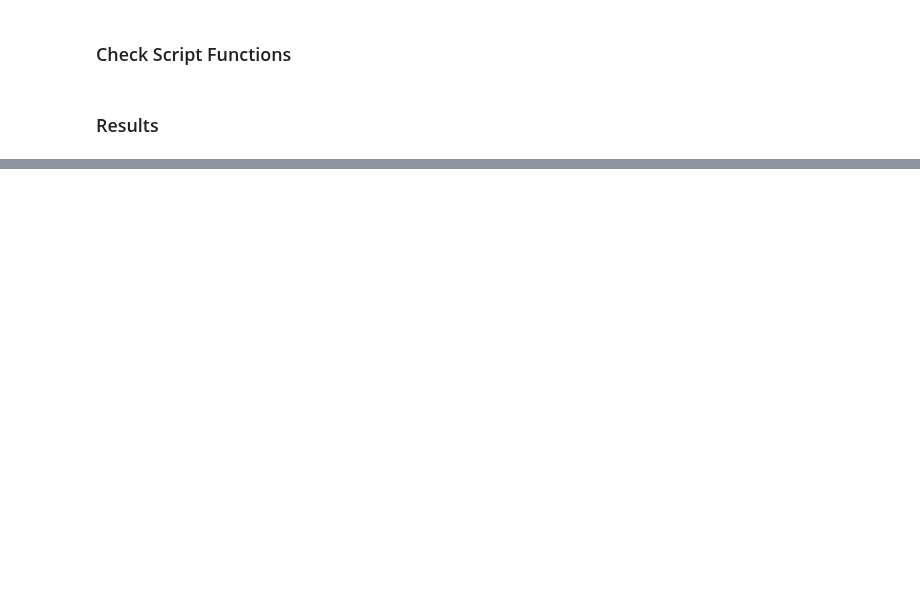
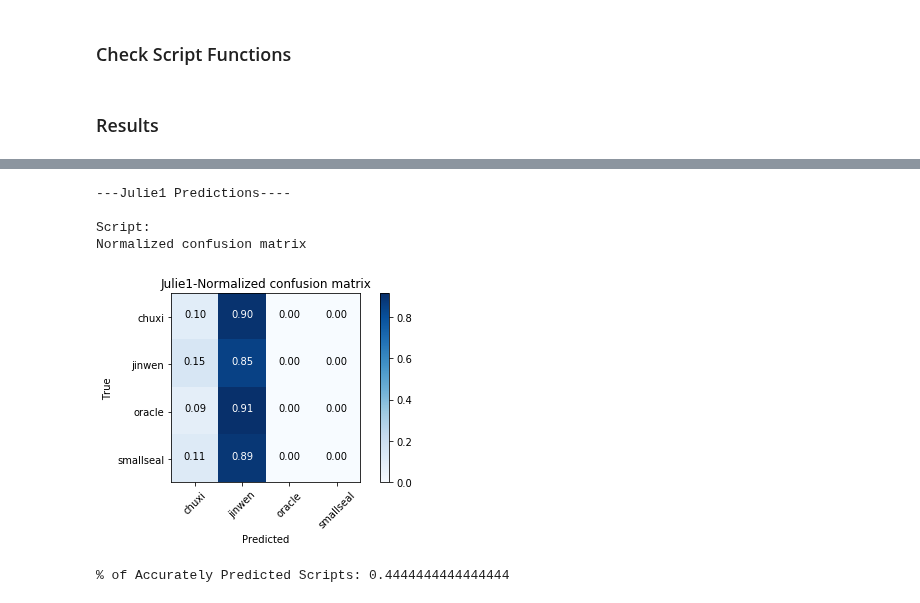
Before and after one commit to kimrharper/data_science_nltk, a Jupyter notebook: chinese_image/check_answers.ipynb, the cells around one changed output, grey strips where cells are left out. Cells and saved outputs as stored; diff of their text form; code cells hidden in the pictures; blank space fills up the shorter version.

```diff
--- a/chinese_image/check_answers.ipynb
+++ b/chinese_image/check_answers.ipynb
@@ -91,0 +142,11 @@ Percentage of Accurately Predicted Scripts: 0.8589743589743589
+# %%
+n = 'Julie1'
+print('\033[1m---{} Predictions----\033[0m'.format(n))
+check_script('julie-holdout_pred.csv','script',n)
+# %% [output]
+---Julie1 Predictions----
+
+Script:
+Normalized confusion matrix
+[figure, added]
+% of Accurately Predicted Scripts: 0.4444444444444444
```
Also changed, not shown: parts of 7 cells of this notebook, 9 other files.
